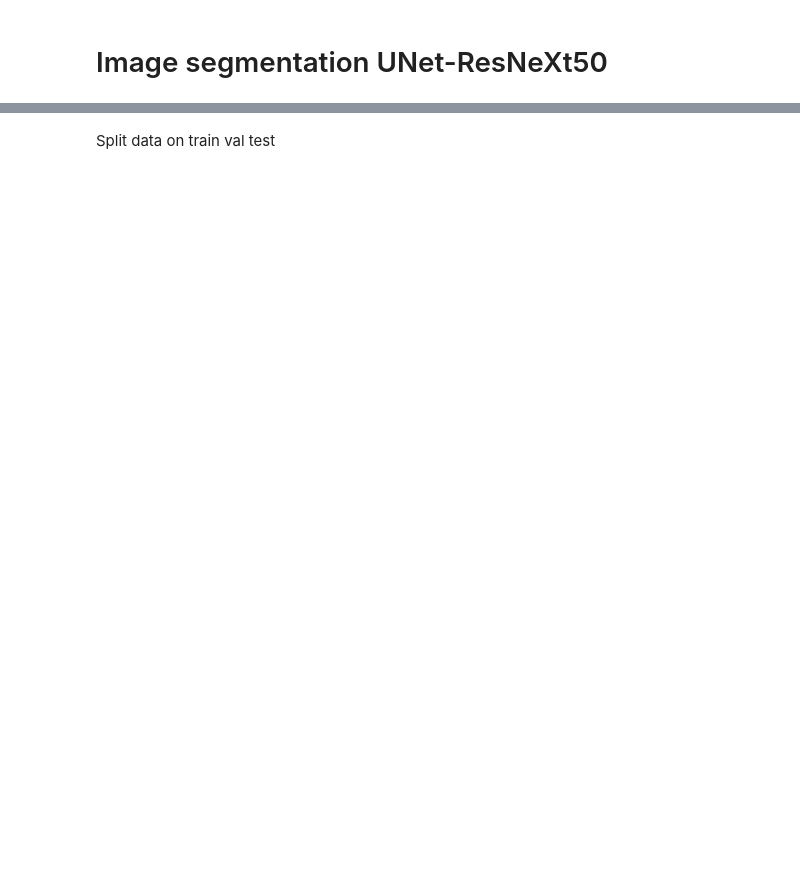
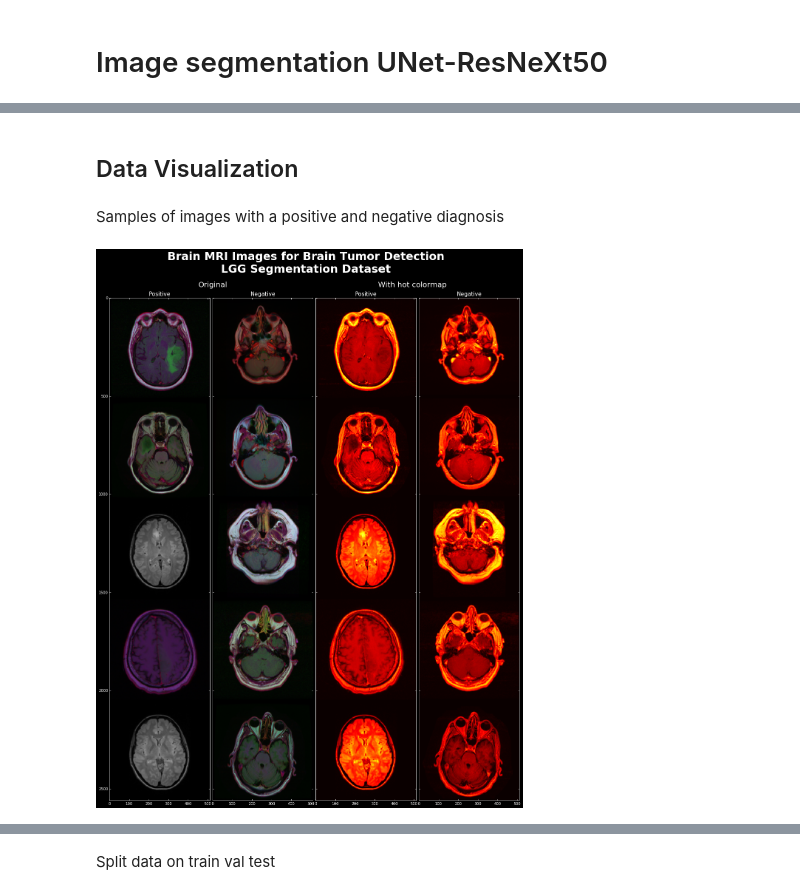
Before and after one commit to mofadel/brain_tumor_detection, a Jupyter notebook: Brain_mri _RESTNET_UNET_MODEL.ipynb, the cells around one changed output, grey strips where cells are left out. Drawn from its saved outputs; the diff is of its cells as text; code cells hidden in the pictures; blank space fills up the shorter version.

```diff
--- a/Brain_mri _RESTNET_UNET_MODEL.ipynb
+++ b/Brain_mri _RESTNET_UNET_MODEL.ipynb
@@ -124,0 +169,51 @@ device = torch.device('cuda:0' if torch.cuda.is_available() else 'cpu')
+# %% [markdown]
+## Data Visualization
+# %% [markdown]
+Samples of images with a positive and negative diagnosis
+# %%
+# Data
+sample_yes_df = df[df["diagnosis"] == 1].sample(5).image_path.values
+sample_no_df = df[df["diagnosis"] == 0].sample(5).image_path.values
+
+sample_imgs = []
+for i, (yes, no) in enumerate(zip(sample_yes_df, sample_no_df)):
+    yes = cv2.resize(cv2.imread(yes), (IMG_SIZE, IMG_SIZE))
+    no = cv2.resize(cv2.imread(no), (IMG_SIZE, IMG_SIZE))
+    sample_imgs.extend([yes, no])
+
+
+sample_yes_arr = np.vstack(np.array(sample_imgs[::2]))
+sample_no_arr = np.vstack(np.array(sample_imgs[1::2]))
+
+# Plot
+fig = plt.figure(figsize=(25., 25.))
+grid = ImageGrid(fig, 111,  # similar to subplot(111)
+                 nrows_ncols=(1, 4),  # creates 2x2 grid of axes
+                 axes_pad=0.1,  # pad between axes in inch.
+                 )
+
+
+grid[0].imshow(sample_yes_arr)
+grid[0].set_title("Positive", fontsize=15)
+grid[0].axis("off")
+grid[1].imshow(sample_no_arr)
+grid[1].set_title("Negative", fontsize=15)
+grid[1].axis("off")
+
+grid[2].imshow(sample_yes_arr[:,:,0], cmap="hot")
+grid[2].set_title("Positive", fontsize=15)
+grid[2].axis("off")
+grid[3].imshow(sample_no_arr[:,:,0], cmap="hot")
+grid[3].set_title("Negative", fontsize=15)
+grid[3].axis("off")#set_title("No", fontsize=15)
+
+# annotations
+plt.figtext(0.36,0.90,"Original", va="center", ha="center", size=20)
+plt.figtext(0.66,0.90,"With hot colormap", va="center", ha="center", size=20)
+plt.suptitle("Brain MRI Images for Brain Tumor Detection\nLGG Segmentation Dataset", y=.95, fontsize=30, weight="bold")
+
+# save and show
+plt.savefig("dataset.png", bbox_inches='tight', pad_inches=0.2, transparent=True)
+plt.show()
+# %% [output]
+[figure, added]
```
Also changed, not shown: parts of 66 cells of this notebook.
